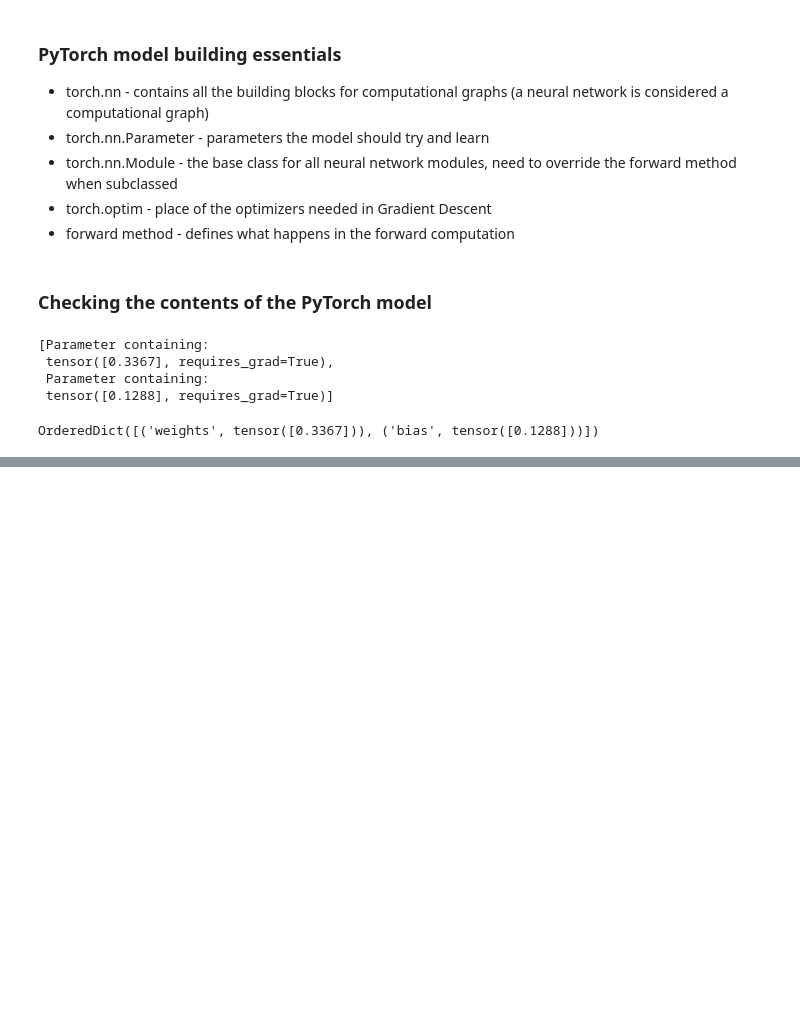
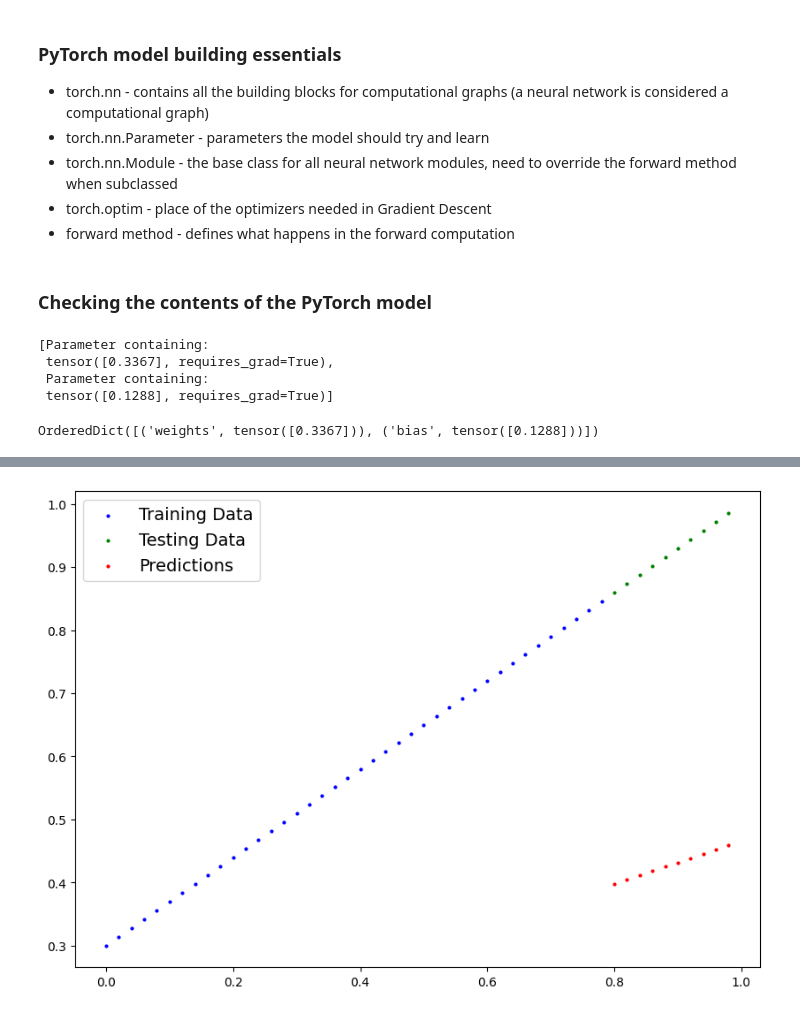
Before and after one commit to ioannis-toumpoglou/pytorch-repo, a Jupyter notebook: 01_pytorch_workflow.ipynb, the cells around one changed output, grey strips where cells are left out. Cells and saved outputs as stored; diff of their text form; code cells hidden in the pictures; blank space fills up the shorter version.

Commit message:
Making predictions with inference mode

```diff
--- a/01_pytorch_workflow.ipynb
+++ b/01_pytorch_workflow.ipynb
@@ -118,7 +118,7 @@ def plot_predictions(train_data=X_train,
   # Plot testing data in green
   plt.scatter(test_data, test_labels, c='g', s=4, label='Testing Data')
   # Plot the predictions if they exist
-  if predictions:
+  if predictions is not None:
     # Plot predictions in red
     plt.scatter(test_data, predictions, c='r', s=4, label='Predictions')
 
@@ -190,0 +193,10 @@ weight, bias
+# %%
+# Make predictions with model
+with torch.inference_mode():
+  y_preds = model_0(X_test)
+
+# One may do something similar with torch.no_grad(), however inference_mode is the prefered way
+# with torch.no_grad():
+#   y_preds = model_0(X_test)
+
+y_preds
@@ -190,0 +227,4 @@ weight, bias
+# %%
+plot_predictions(predictions=y_preds)
+# %% [output]
+[figure, added]
```
Also changed, not shown: parts of 5 cells of this notebook.
